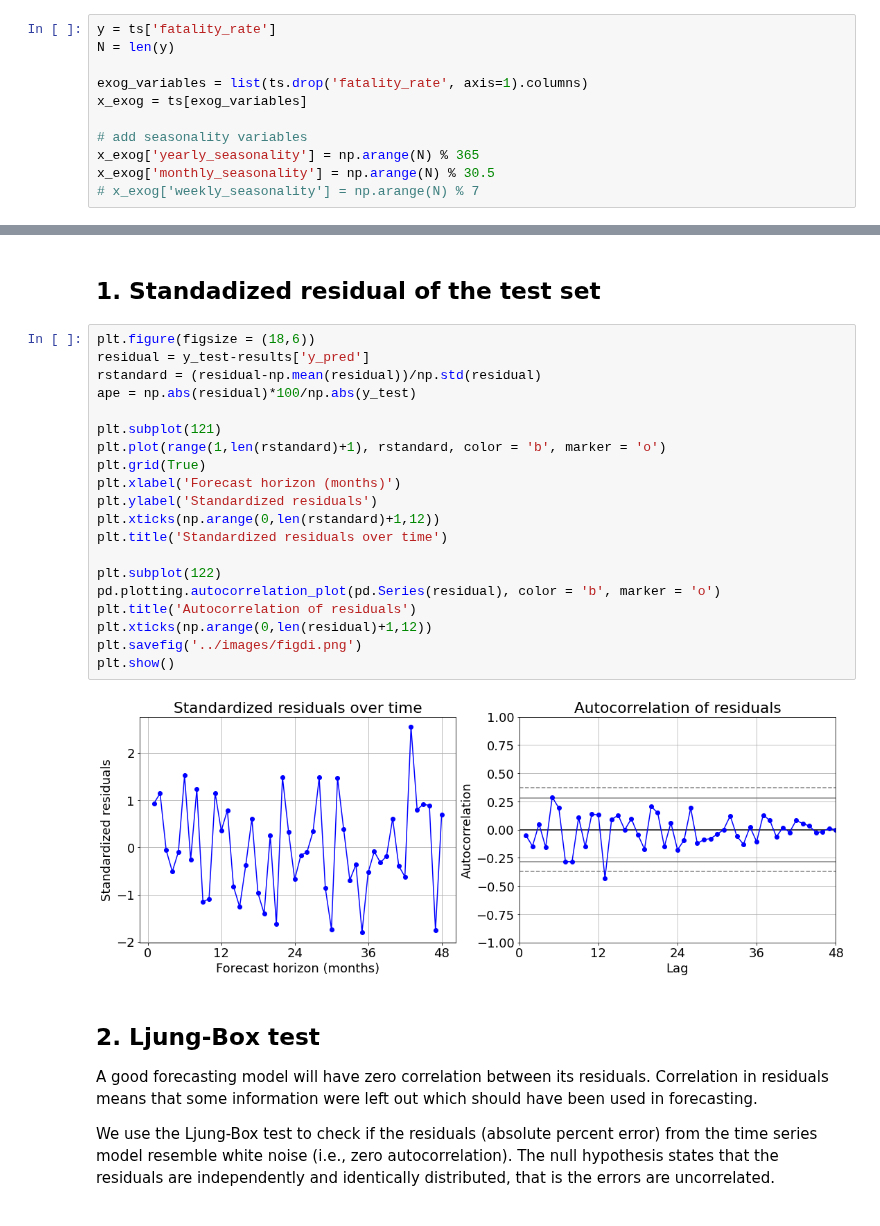
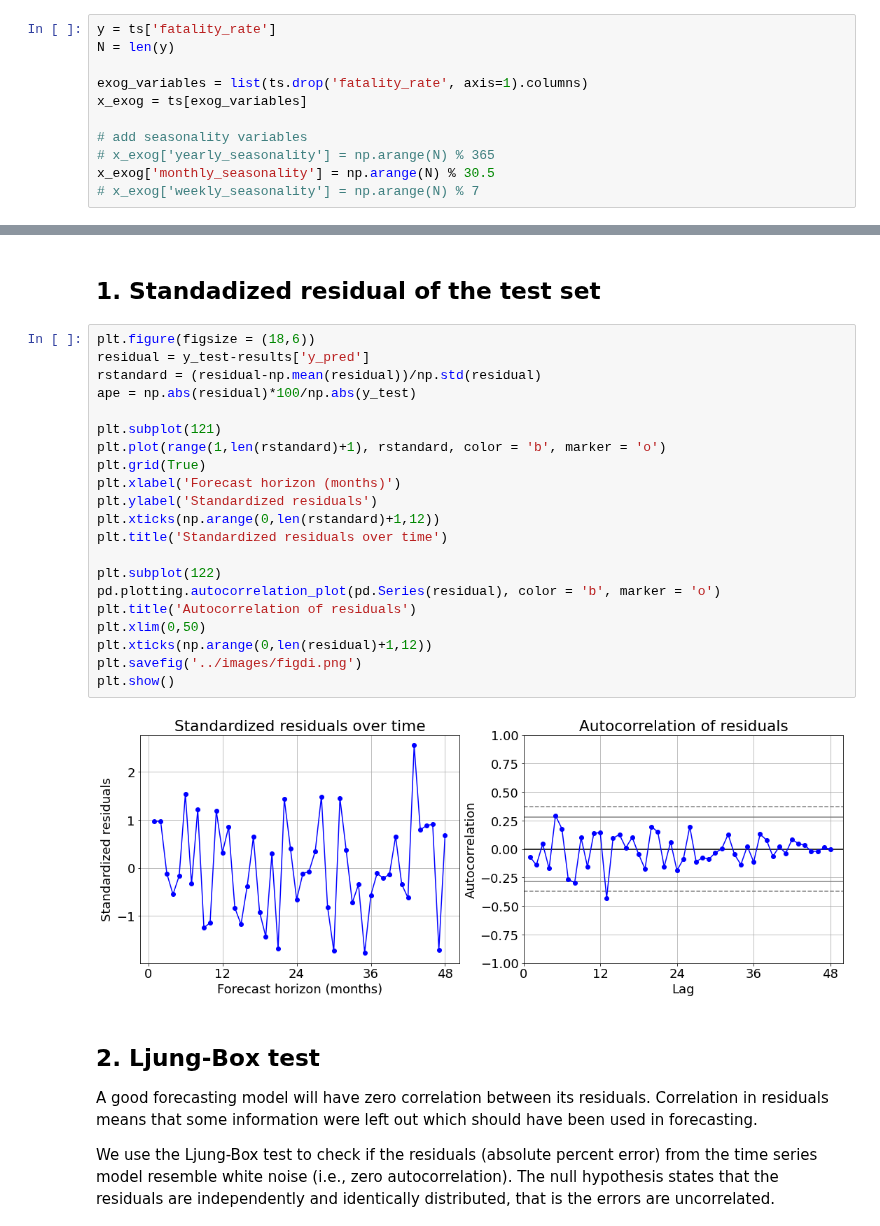
Before and after one commit to Owerre/Time-Series-Forecasting, a Jupyter notebook: fatality-forecast/notebooks/03-auto_arima.ipynb, the cells around one changed output, grey strips where cells are left out. Saved outputs shown, nothing was run; the diff lists cells and outputs as text.

```diff
--- a/fatality-forecast/notebooks/03-auto_arima.ipynb
+++ b/fatality-forecast/notebooks/03-auto_arima.ipynb
@@ -68,7 +68,7 @@ exog_variables = list(ts.drop('fatality_rate', axis=1).columns)
 x_exog = ts[exog_variables]
 
 # add seasonality variables
-x_exog['yearly_seasonality'] = np.arange(N) % 365
+# x_exog['yearly_seasonality'] = np.arange(N) % 365
 x_exog['monthly_seasonality'] = np.arange(N) % 30.5
 # x_exog['weekly_seasonality'] = np.arange(N) % 7
 # %%
@@ -209,25 +209,26 @@ plt.show()
 # %%
 plt.figure(figsize = (18,6))
 residual = y_test-results['y_pred']
 rstandard = (residual-np.mean(residual))/np.std(residual)
 ape = np.abs(residual)*100/np.abs(y_test)
 
 plt.subplot(121)
 plt.plot(range(1,len(rstandard)+1), rstandard, color = 'b', marker = 'o')
 plt.grid(True)
 plt.xlabel('Forecast horizon (months)')
 plt.ylabel('Standardized residuals')
 plt.xticks(np.arange(0,len(rstandard)+1,12))
 plt.title('Standardized residuals over time')
 
 plt.subplot(122)
 pd.plotting.autocorrelation_plot(pd.Series(residual), color = 'b', marker = 'o')
 plt.title('Autocorrelation of residuals')
+plt.xlim(0,50)
 plt.xticks(np.arange(0,len(residual)+1,12))
 plt.savefig('../images/figdi.png')
 plt.show()
 # %% [output]
-[figure, old version]
+[figure, new version]
 # %% [markdown]
 ## 2. Ljung-Box test
 
```
Also changed, not shown: parts of 4 cells of this notebook, 7 other files.
